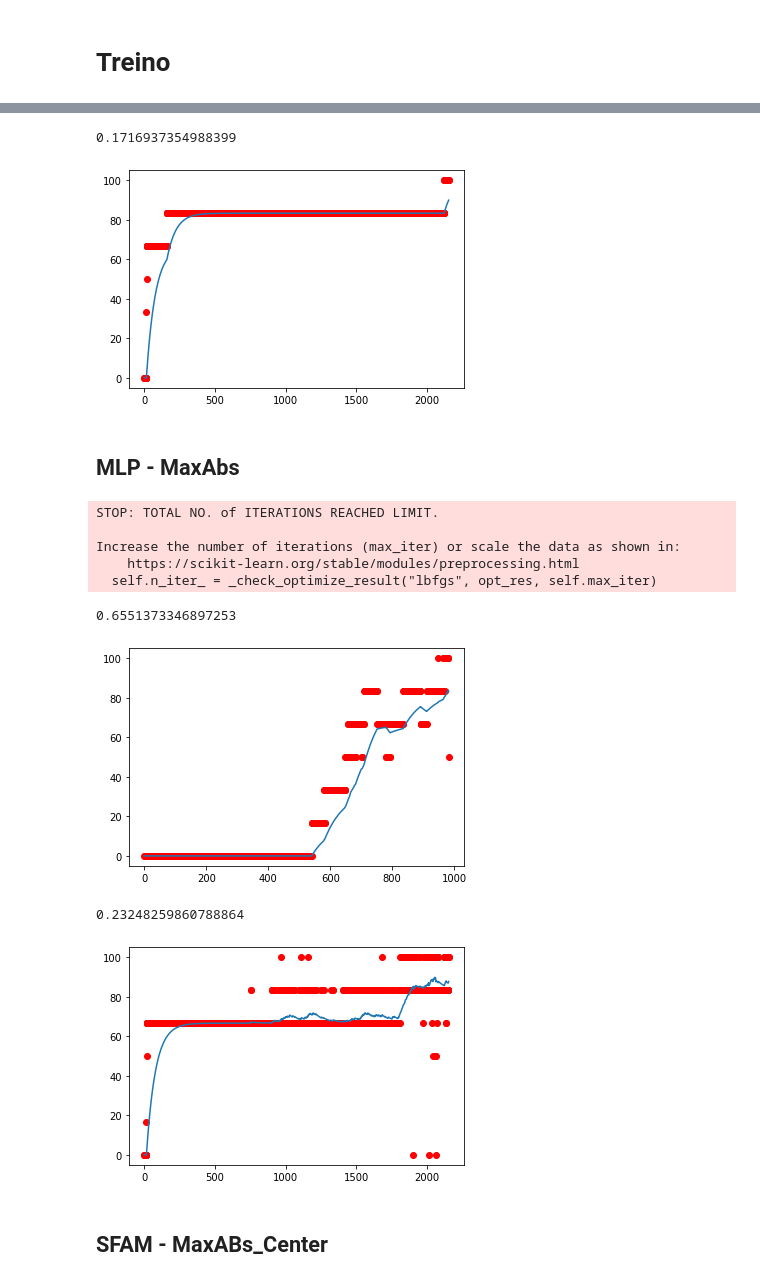
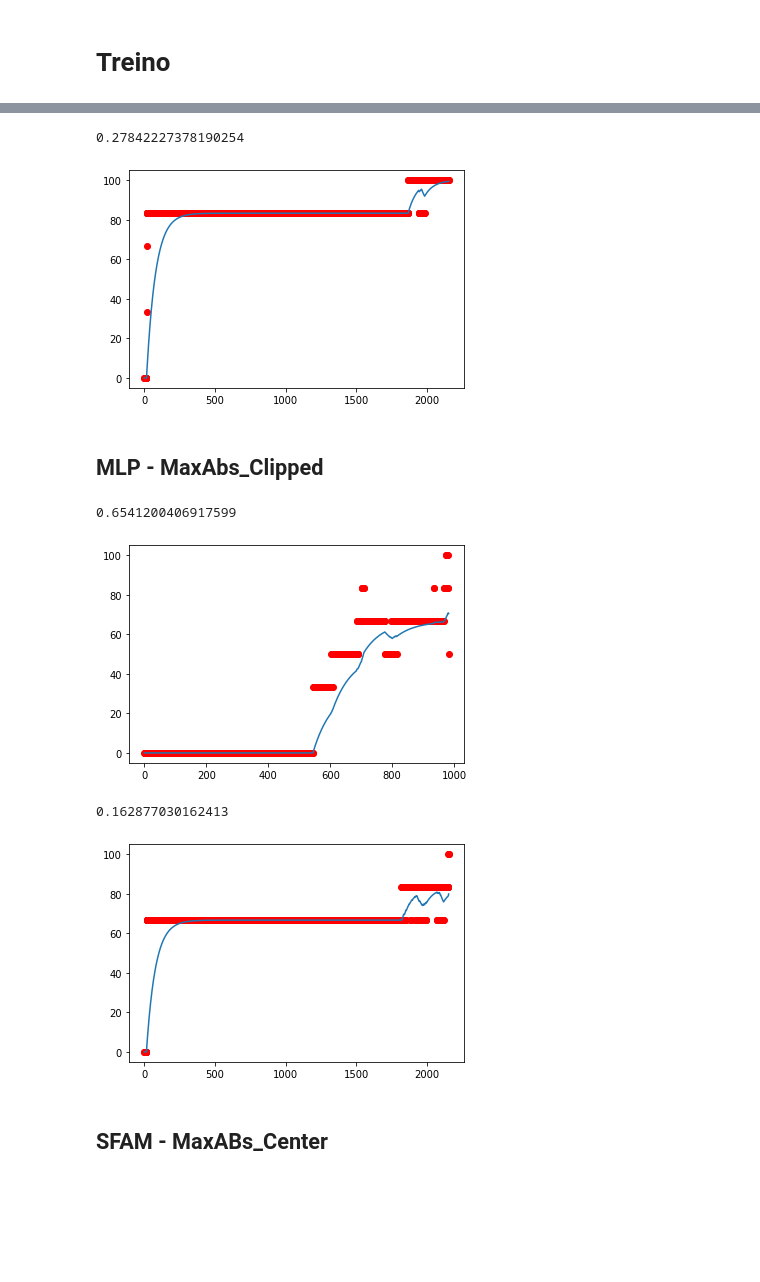
Before and after one commit to LeandroMoura3/neoprog, a Jupyter notebook: weibull_sfam.ipynb, the cells around one changed output, grey strips where cells are left out. Cells and saved outputs as stored; diff of their text form; code cells hidden in the pictures; blank space fills up the shorter version.

```diff
--- a/weibull_sfam.ipynb
+++ b/weibull_sfam.ipynb
@@ -377,17 +384,3 @@ for i in range(len(datas)):
         axs[j][i].set_title(scalers[j] + ' cliped ' + datas[i])
 # %% [output]
 [figure]
-# %%
-for scaler_key in scalers:
-    for key in datas:
-        datasets['train'][key][scaler_key + '_Cliped_04'] = {}
-        datasets['train'][key][scaler_key + '_Cliped_04']['data'] = clip(datasets['train'][key][scaler_key]['data'], init = 0.5 if key == 'rmsee' else 0.05, end = 1.0 if key == 'rmsee' else 0.3)
-        datasets['train'][key]['ufrf'][scaler_key + '_Cliped_04'] = {}
-        datasets['train'][key]['ufrf'][scaler_key + '_Cliped_04']['data'] = clip(datasets['train'][key]['ufrf'][scaler_key]['data'], init = 0.5 if key == 'rmsee' else 0.05, end = 1.0 if key == 'rmsee' else 0.3)
-
-fig, axs = plt.subplots(4, 3, figsize=((16, 16)))
-for i in range(len(datas)):
-    for j in range(len(scalers)):
-        axs[j][i].plot(datasets['train'][datas[i]][scalers[j] + '_Cliped_04']['data'])
-        axs[j][i].plot(datasets['train'][datas[i]]['ufrf'][scalers[j] + '_Cliped_04']['data'])
-        axs[j][i].set_title(scalers[j] + ' cliped ' + datas[i])
@@ -405,0 +399,14 @@ for i in range(len(scalers)):
+# %%
+for scaler_key in scalers:
+    for key in datas:
+        datasets['train'][key][scaler_key + '_Zoom'] = {}
+        datasets['train'][key][scaler_key + '_Zoom']['data'] = clip(datasets['train'][key][scaler_key]['data'], init = 0.5 if key == 'rmsee' else 0.05, end = 1.0 if key == 'rmsee' else 0.3)
+        datasets['train'][key]['ufrf'][scaler_key + '_Zoom'] = {}
+        datasets['train'][key]['ufrf'][scaler_key + '_Zoom']['data'] = clip(datasets['train'][key]['ufrf'][scaler_key]['data'], init = 0.5 if key == 'rmsee' else 0.05, end = 1.0 if key == 'rmsee' else 0.3)
+
+fig, axs = plt.subplots(4, 3, figsize=((16, 16)))
+for i in range(len(datas)):
+    for j in range(len(scalers)):
+        axs[j][i].plot(datasets['train'][datas[i]][scalers[j] + '_Zoom']['data'])
+        axs[j][i].plot(datasets['train'][datas[i]]['ufrf'][scalers[j] + '_Zoom']['data'])
+        axs[j][i].set_title(scalers[j] + ' zoom ' + datas[i])
@@ -451,14 +464,14 @@ for i in range(len(datas)):
 # %%
 for scaler_key in scalers:
     for key in datas:
-        datasets['test'][key][scaler_key + '_Cliped_04'] = {}
-        datasets['test'][key][scaler_key + '_Cliped_04']['data'] = clip(datasets['test'][key][scaler_key]['data'], init = 0.5 if key == 'rmsee' else 0.05, end = 1.0 if key == 'rmsee' else 0.3)
+        datasets['test'][key][scaler_key + '_Zoom'] = {}
+        datasets['test'][key][scaler_key + '_Zoom']['data'] = clip(datasets['test'][key][scaler_key]['data'], init = 0.5 if key == 'rmsee' else 0.05, end = 1.0 if key == 'rmsee' else 0.3)
 
 fig, axs = plt.subplots(4, 3, figsize=((16, 16)))
 for i in range(len(datas)):
     for j in range(len(scalers)):
-        axs[j][i].plot(datasets['test'][datas[i]][scalers[j] + '_Cliped_04']['data'])
-        axs[j][i].set_title(scalers[j] + ' cliped ' + datas[i])
+        axs[j][i].plot(datasets['test'][datas[i]][scalers[j] + '_Zoom']['data'])
+        axs[j][i].set_title(scalers[j] + ' zoom ' + datas[i])
 # %% [output]
 [figure]
 # %% [markdown]
@@ -599,10 +616,10 @@ sfam['MaxAbs'].prune()
 # %%
-sfam['MaxAbs'].predict_nasa(lambda x: datasets['test'][x]['MaxAbs']['data'])
+sfam['MaxAbs'].predict_nasa(lambda x: datasets['test'][x]['MaxAbs_Cliped']['data'])
 # %% [output]
-0.1716937354988399
+0.27842227378190254
-[figure, old version]
+[figure, new version]
 # %% [markdown]
-## MLP - MaxAbs
+## MLP - MaxAbs_Clipped
 # %%
 # import optuna
 
@@ -646,9 +663,9 @@ sfam['MaxAbs'].predict_nasa(lambda x: datasets['test'][x]['MaxAbs']['data'])
 # %%
 mlp = {}
-mlp['MaxAbs'] = MLPClassifier(hidden_layer_sizes=(50, 50), activation = 'tanh', solver='lbfgs', alpha = 6.800537599344594e-16, random_state = 0)
+mlp['MaxAbs'] = MLPClassifier(hidden_layer_sizes=(186, 42, 193, 189, 135, 145), activation = 'identity', solver='adam', alpha = 1.2049123869661849e-12, beta_1= 8.660310409635591e-05, beta_2= 0.013736105687331128, random_state = 0)
 
 x_train, y_train = organize_nasa(lambda x: datasets['train'][x]['ufrf']['MaxAbs_Cliped']['data'], 392)
-x_val, y_val = organize_nasa(lambda x: datasets['train'][x]['MaxAbs']['data'], 392)
+x_val, y_val = organize_nasa(lambda x: datasets['train'][x]['MaxAbs_Cliped']['data'], 392)
 mlp['MaxAbs'].fit(x_train, y_train)
 
 p = np.array(mlp['MaxAbs'].predict(x_val)) * (100.0 / 6.0)
@@ -657,23 +674,18 @@ plt.plot(p, 'ro')
 plt.plot(smoothing(p))
 mlp['MaxAbs'].score(x_val, y_val)
 # %% [output]
-STOP: TOTAL NO. of ITERATIONS REACHED LIMIT.
-
-Increase the number of iterations (max_iter) or scale the data as shown in:
-    https://scikit-learn.org/stable/modules/preprocessing.html
-  self.n_iter_ = _check_optimize_result("lbfgs", opt_res, self.max_iter)
+0.6541200406917599
-0.6551373346897253
-[figure, old version]
+[figure, new version]
 # %%
-x_test, y_test = organize_nasa(lambda x: datasets['test'][x]['MaxAbs']['data'])
+x_test, y_test = organize_nasa(lambda x: datasets['test'][x]['MaxAbs_Cliped']['data'])
 p = np.array(mlp['MaxAbs'].predict(x_test)) * (100.0 / 6.0)
 
 plt.plot(p, 'ro')
 plt.plot(smoothing(p))
 mlp['MaxAbs'].score(x_test, y_test)
 # %% [output]
-0.23248259860788864
+0.162877030162413
-[figure, old version]
+[figure, new version]
 # %% [markdown]
 ## SFAM - MaxABs_Center
 # %%
```
Also changed, not shown: parts of 53 cells of this notebook, 9 other files.
